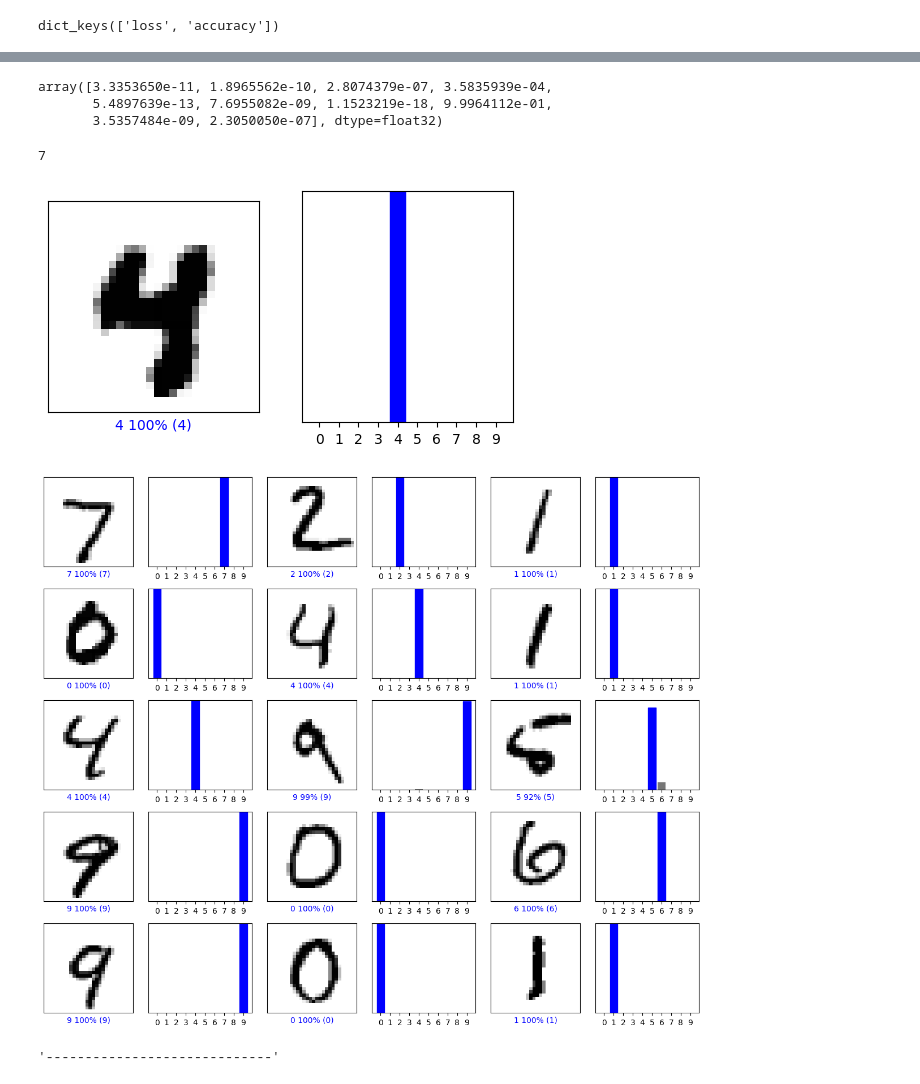
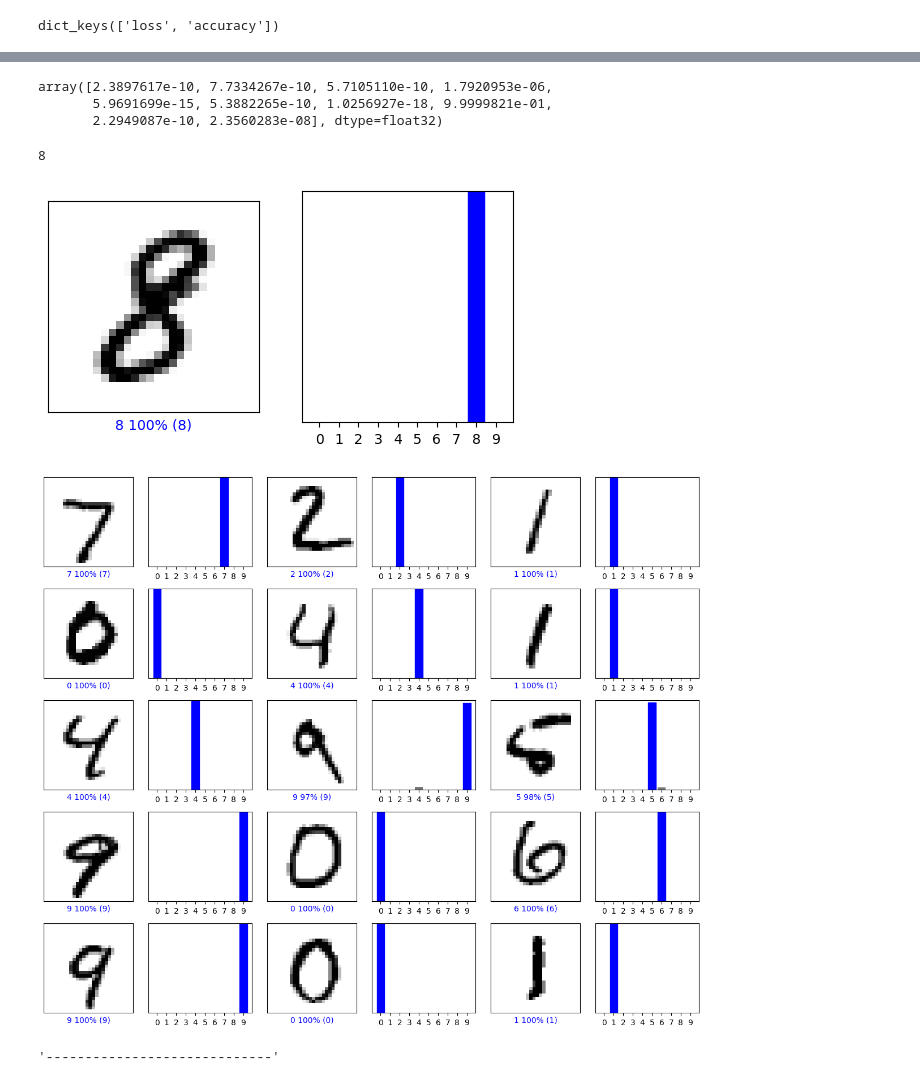
Before and after one commit to Valentin-Golyonko/SudokuML, a Jupyter notebook: help_scripts/board_processing/tf.ipynb, the cells around one changed output, grey strips where cells are left out. Cells and saved outputs as stored; diff of their text form; code cells hidden in the pictures.

Commit message:
added: save for trained model

```diff
--- a/app/board/logic/tf.ipynb
+++ b/help_scripts/board_processing/tf.ipynb
@@ -108,7 +116,7 @@ tfds.list_builders()
 (x_train_c, y_train_c), (x_test_c, y_test_c) = tfds.as_numpy(
     tfds.load(
         "mnist_corrupted",
-        split=["train[:75%]", "train[75%:100%]"],
+        split=["train", "test"],
         batch_size=-1,
         shuffle_files=True,
         as_supervised=True,
@@ -271,13 +280,13 @@ predictions = probability_model.predict(x_test_combo)
 
 predictions[0]
 # %% [output]
-array([3.3353650e-11, 1.8965562e-10, 2.8074379e-07, 3.5835939e-04,
-       5.4897639e-13, 7.6955082e-09, 1.1523219e-18, 9.9964112e-01,
-       3.5357484e-09, 2.3050050e-07], dtype=float32)
+array([2.3897617e-10, 7.7334267e-10, 5.7105110e-10, 1.7920953e-06,
+       5.9691699e-15, 5.3882265e-10, 1.0256927e-18, 9.9999821e-01,
+       2.2949087e-10, 2.3560283e-08], dtype=float32)
 # %%
-y_test_combo[0]
+y_test_combo[110]
 # %% [output]
-7
+8
 # %%
 """Define functions to graph the full set of 10 class predictions."""
 
@@ -318,15 +327,15 @@ def plot_value_array(i, predictions_array, true_label):
 # %%
 """Let's look at the 0th image, predictions, and prediction array. Correct prediction labels are blue and incorrect prediction labels are red. The number gives the percentage (out of 100) for the predicted label."""
 
-i = 48
+i = 110
 plt.figure(figsize=(6, 3))
 plt.subplot(1, 2, 1)
 plot_image(i, predictions[i], y_test_combo, x_test_combo)
 plt.subplot(1, 2, 2)
 plot_value_array(i, predictions[i], y_test_combo)
 plt.show()
 # %% [output]
-[figure, old version]
+[figure, new version]
 # %%
 # Plot the first X test images, their predicted labels, and the true labels.
 # Color correct predictions in blue and incorrect predictions in red.
@@ -342,7 +351,7 @@ for i in range(num_images):
 plt.tight_layout()
 plt.show()
 # %% [output]
-[figure, old version]
+[figure, new version]
 # %%
 """-----------------------------"""
 # %% [output]
```
Also changed, not shown: parts of 23 cells of this notebook, 3 other files.
